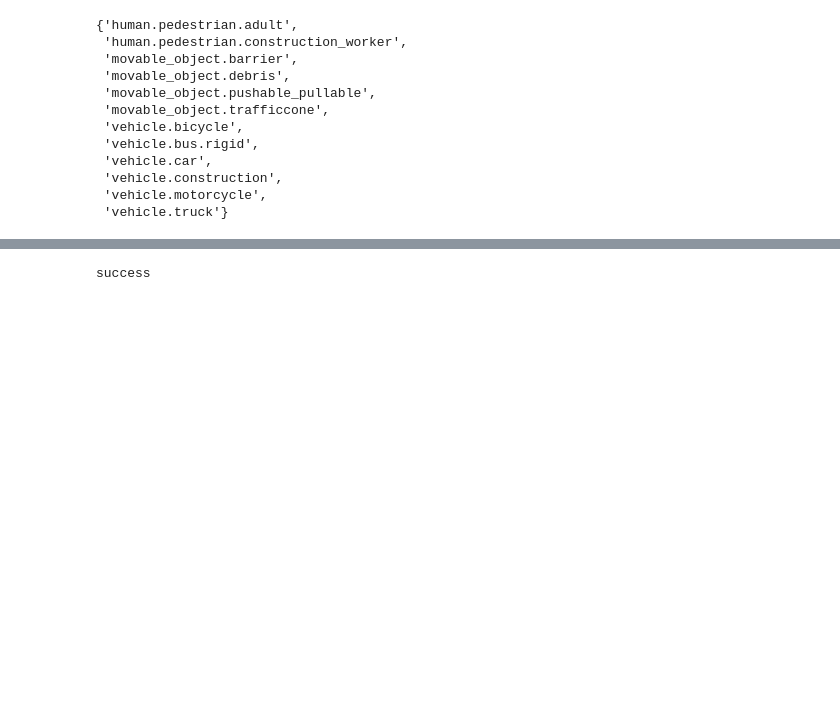
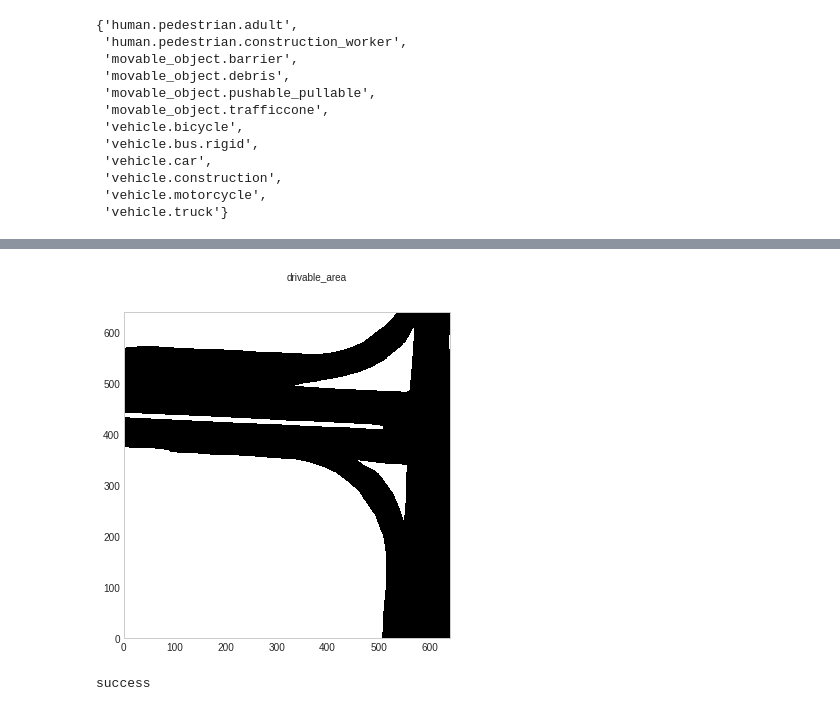
Before and after one commit to foxglove/nuscenes2bag, a Jupyter notebook: nuscenes2bag.ipynb, the cells around one changed output, grey strips where cells are left out. Cells and saved outputs as stored; diff of their text form; code cells hidden in the pictures; blank space fills up the shorter version.

```diff
--- a/nuscenes2bag.ipynb
+++ b/nuscenes2bag.ipynb
@@ -45,5 +70,10 @@ scene-1100, Night, peds in sidewalk, peds cross cro... [18-11-21 11:49:47]   19s
 # %%
 scene = nusc.scene[0]
 scene_name = scene['name']
-scene
+
+log = nusc.get('log', scene['log_token'])
+nusc_map = NuScenesMap(dataroot='data', map_name=log['location'])
+
+print(scene_name)
+print(nusc_map.canvas_edge)
 # %% [output]
@@ -488,3 +629,18 @@ nusc.render_sample_data(cur_sample['data']['CAM_FRONT'])
+# %%
+ego_pose = nusc.get('ego_pose', sample_lidar['ego_pose_token'])
+translation = ego_pose['translation']
+rotation = Quaternion(ego_pose['rotation'])
+yaw = quaternion_yaw(rotation) / np.pi * 180
+patch_box = (translation[0] - 32, translation[1] - 32, 64, 64)
+patch_angle = yaw
+canvas_size = (patch_box[2], patch_box[3])
+
+drivable_area = nusc_map.get_map_mask(patch_box, patch_angle, ['drivable_area'], canvas_size)[0]
+drivable_area.shape
+
+_ = nusc_map.render_map_mask(patch_box, patch_angle, ['drivable_area'], (640, 640), figsize=(6, 6), n_row=1)
+# %% [output]
+[figure, added]
 # %%
 cur_sample = nusc.get('sample', scene['first_sample_token'])
 
```
Also changed, not shown: parts of 8 cells of this notebook.
